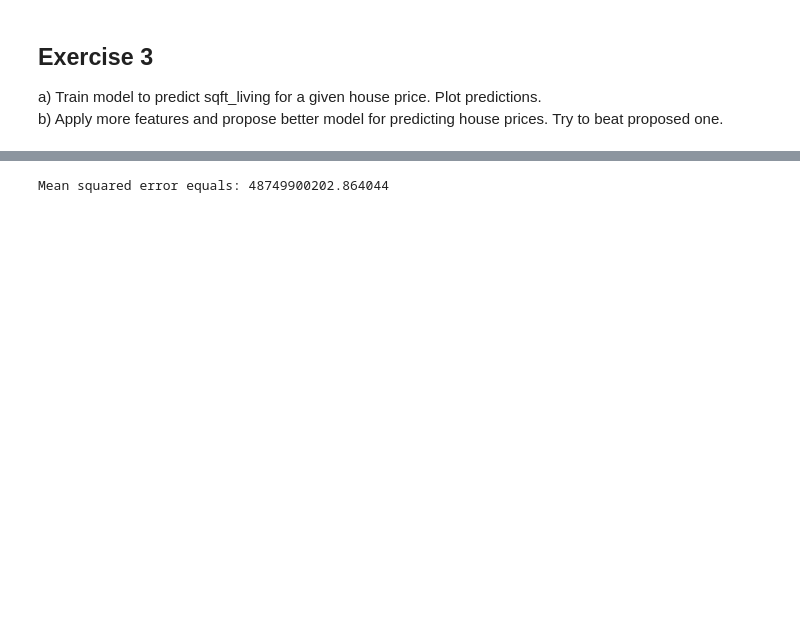
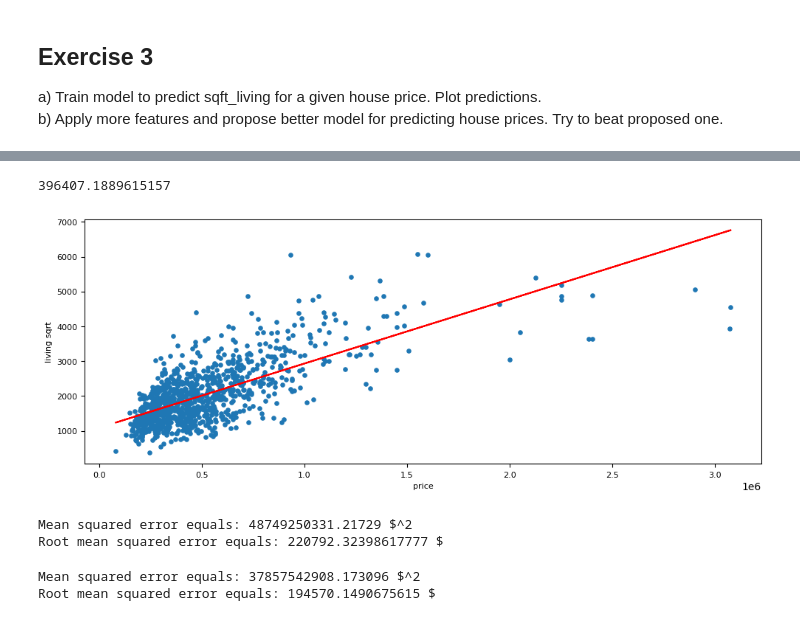
Before and after one commit to jqbpoz/Data-Analyst-UJ, a Jupyter notebook: 02 Regression/Assignment_2.ipynb, the cells around one changed output, grey strips where cells are left out. Saved outputs shown, nothing was run; the diff lists cells and outputs as text; code cells hidden in the pictures; blank space fills up the shorter version.

```diff
--- a/02 Regression/Assignment_2.ipynb
+++ b/02 Regression/Assignment_2.ipynb
@@ -131,3 +162,34 @@ Mean squared error equals: 396407.1889615158
+# %%
+#a)
+
+X = house_df.price.values.reshape(-1,1)[:1000]
+y = house_df.sqft_living.values.reshape(-1)[:1000]
+
+model = LinearRegression()
+model.fit(X,y)
+
+y_pred = model.predict(X)
+
+plt.figure(figsize=(10,4))
+plt.xlabel("price", fontsize=8)
+plt.ylabel("living sqrt",fontsize=8)
+plt.xticks(fontsize=8)
+plt.yticks(fontsize=8)
+plt.ticklabel_format(style='plain', axis='y')
+plt.scatter(X,y,s=14)
+plt.plot(X,y_pred, color="red")
+plt.tight_layout()
+
+print(mean_squared_error(y, y_pred))
+
+plt.show()
+
+
+
+#Your code:
+# %% [output]
+396407.1889615157
+[figure, added]
 # %%
 #b) Let's propose model, which uses living sqft, lot sqft, grade, view and all of their interactions up to third degree
 
@@ -143,9 +205,30 @@ model = LinearRegression()
 _= model.fit(X_train, y_train)
 
 y_pred = model.predict(X_test)
-print("Mean squared error equals: {0}".format(mean_squared_error(y_pred, y_test)))
-
+print("Mean squared error equals: {0} $^2".format(mean_squared_error(y_pred, y_test)))
+print("Root mean squared error equals: {0} $".format(np.sqrt(mean_squared_error(y_pred, y_test))))
 
 #Your model:
 # %% [output]
-Mean squared error equals: 48749900202.864044
+Mean squared error equals: 48749250331.21729 $^2
+Root mean squared error equals: 220792.32398617777 $
+# %%
+X = house_df[['sqft_living', 'sqft_lot', 'grade', 'view']].values.reshape(-1,4)
+y = house_df.price.values.reshape(-1)
+
+poly = PolynomialFeatures(3, include_bias = False)
+X = poly.fit_transform(X)
+
+X_train, X_test, y_train, y_test = train_test_split(X, y, test_size=0.01, random_state=10)
+
+model = LinearRegression()
+_= model.fit(X_train, y_train)
+
+y_pred = model.predict(X_test)
+print("Mean squared error equals: {0} $^2".format(mean_squared_error(y_pred, y_test)))
+print("Root mean squared error equals: {0} $".format(np.sqrt(mean_squared_error(y_pred, y_test))))
+
+#My model (decrease test_size and change random_state)
+# %% [output]
+Mean squared error equals: 37857542908.173096 $^2
+Root mean squared error equals: 194570.1490675615 $
```
Also changed, not shown: parts of 9 cells of this notebook.
